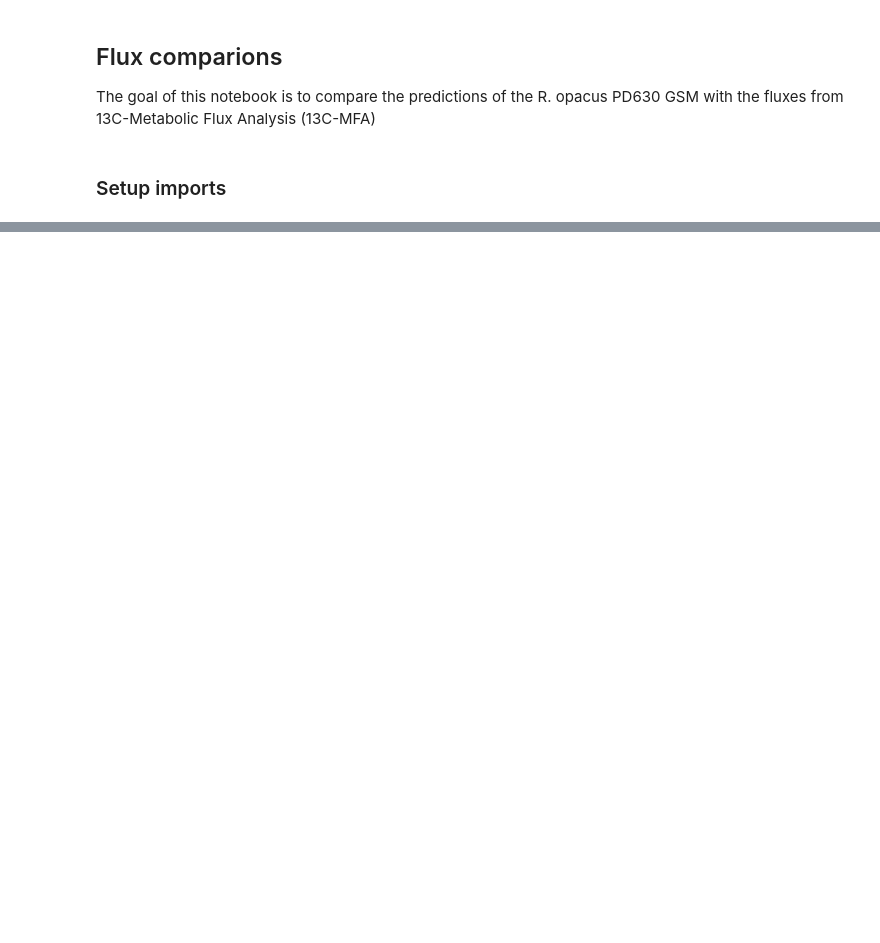
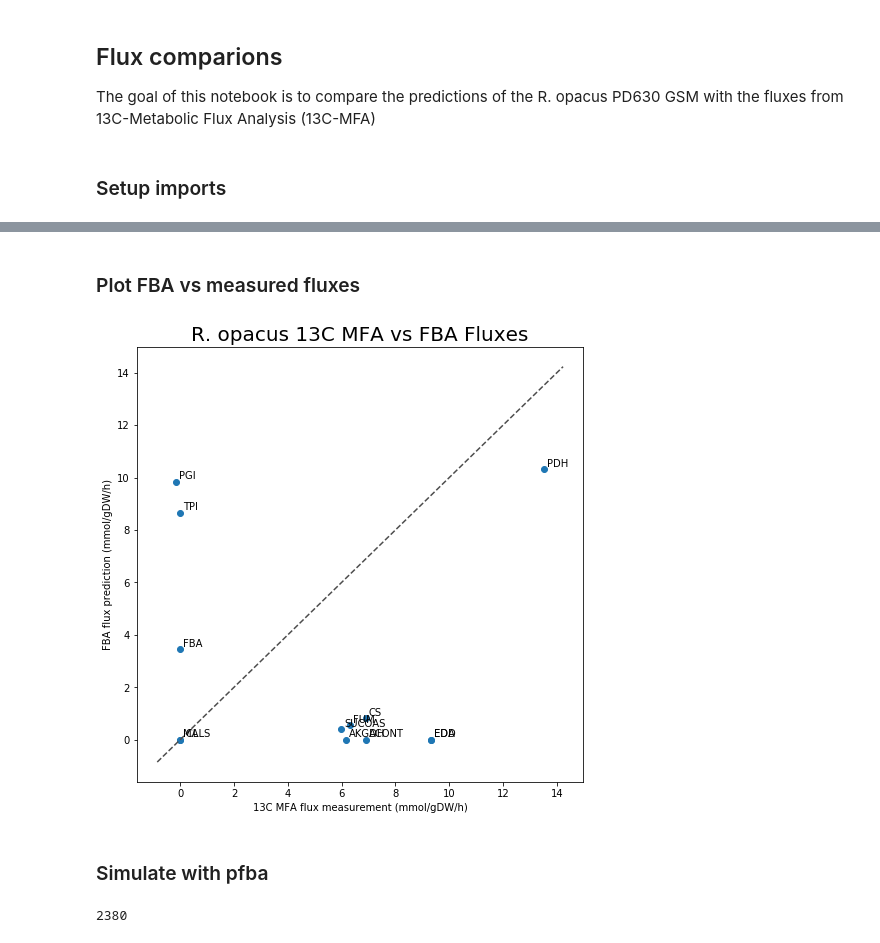
Before and after one commit to LBLQMM/RhodococcusGSM, a Jupyter notebook: Biodesign_gr/notebooks/flux_comparisons.ipynb, the cells around one changed output, grey strips where cells are left out. Drawn from its saved outputs; the diff is of its cells as text; code cells hidden in the pictures; blank space fills up the shorter version.

```diff
--- a/Biodesign_gr/notebooks/flux_comparisons.ipynb
+++ b/Biodesign_gr/notebooks/flux_comparisons.ipynb
@@ -23,0 +40,4 @@ Seach through reactions to get reaction ids to match the 13C MFA reactions
+# %%
+glucose_flux_path = "../13C_glucose_flux_data.csv"
+measured_glucose_df = pd.read_csv(glucose_flux_path)
+measured_glucose_df
@@ -23,0 +65,3 @@ Seach through reactions to get reaction ids to match the 13C MFA reactions
+# %%
+measured_glucose_df = measured_glucose_df[~pd.isnull(measured_glucose_df['Reaction ID'])]
+measured_glucose_df
@@ -23,0 +83,10 @@ Seach through reactions to get reaction ids to match the 13C MFA reactions
+# %%
+measured_flux_dict = {}
+measured_reaction_ids = list(measured_glucose_df['Reaction ID'])
+for reaction_id in measured_reaction_ids:
+#     print(measured_glucose_df[measured_glucose_df['Reaction ID'] == reaction_id]['Reversed?'].values[0])
+    measured_flux = measured_glucose_df[measured_glucose_df['Reaction ID'] == reaction_id]['Flux'].values[0] / 10
+#     if measured_glucose_df[measured_glucose_df['Reaction ID'] == reaction_id]['Reversed?'].values[0]:
+#         measured_flux = -1 * measured_flux
+    measured_flux_dict[reaction_id] = measured_flux
+measured_flux_dict
@@ -23,0 +109,7 @@ Seach through reactions to get reaction ids to match the 13C MFA reactions
+# %%
+simulated_flux_dict = {}
+measured_reaction_ids = list(measured_glucose_df['Reaction ID'])
+for reaction_id in measured_reaction_ids:
+    simulated_flux_dict[reaction_id] = solution.fluxes[reaction_id]
+
+simulated_flux_dict
@@ -23,0 +130,28 @@ Seach through reactions to get reaction ids to match the 13C MFA reactions
+# %% [markdown]
+### Plot FBA vs measured fluxes
+# %%
+measured_flux_list = list(measured_flux_dict.values())
+simulated_flux_list = list(simulated_flux_dict.values())
+labels = list(measured_flux_dict.keys())
+
+fig, ax = plt.subplots(figsize=(8, 8))
+ax.scatter(measured_flux_list, simulated_flux_list)
+# ax.plot(ax.get_xlim(), ax.get_ylim(), ls="--", c=".3")
+x = np.linspace(*ax.get_xlim())
+ax.plot(x, x, ls="--", c=".3")
+for i in range(len(labels)):
+    xy = (measured_flux_list[i]+.1,simulated_flux_list[i]+.1)
+    ax.annotate(labels[i],xy)
+plt.title(r'R. opacus 13C MFA vs FBA Fluxes', fontSize=20)
+plt.xlabel(r'13C MFA flux measurement (mmol/gDW/h)')
+plt.ylabel(r'FBA flux prediction (mmol/gDW/h)')
+plt.show()
+# %% [output]
+[figure, added]
+# %% [markdown]
+### Simulate with pfba
+# %%
+pfba_solution = cobra.flux_analysis.pfba(model)
+len(pfba_solution.fluxes)
+# %% [output]
+2380
```
Also changed, not shown: parts of 24 cells of this notebook, 2 other files.
